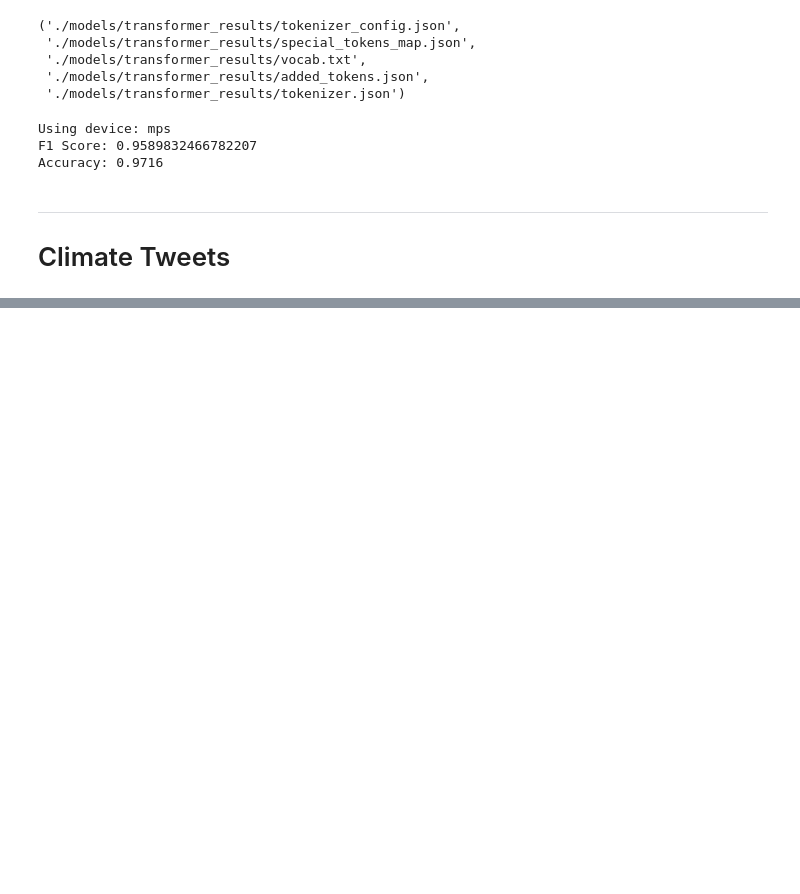
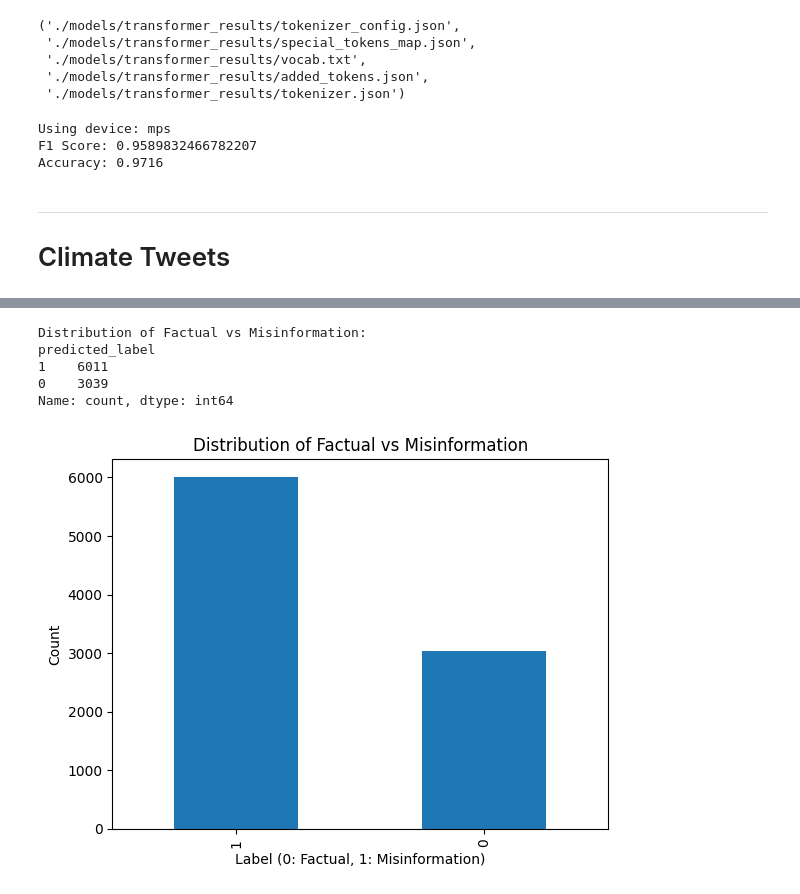
Before and after one commit to henrycgbaker/nlp_research_note, a Jupyter notebook: research_note.ipynb, the cells around one changed output, grey strips where cells are left out. Drawn from its saved outputs; the diff is of its cells as text; code cells hidden in the pictures; blank space fills up the shorter version.

```diff
--- a/research_note.ipynb
+++ b/research_note.ipynb
@@ -1017,0 +1033,11 @@ else:
+# %%
+# Replace 0 with 'factual' and 1 with 'misinformation' in the 'predicted_label' column
+df_climate_inference['predicted_label'] = df_climate_inference['predicted_label'].replace({0: 'factual', 1: 'misinformation'})
+
+# Display the updated dataframe
+print(df_climate_inference.head())
+
+# Save predictions to CSV
+output_path_climate = "/Users/henrybaker/Documents/repositories/nlp/nlp_research_note/data/climate_predictions_bert.csv"
+df_climate_inference.to_csv(output_path_climate, index=False)
+print(f"Predictions saved to {output_path_climate}.")
@@ -1017,0 +1052,22 @@ else:
+# %%
+# Count occurrences of each label
+label_counts = df_climate_inference['predicted_label'].value_counts()
+
+print("Distribution of Factual vs Misinformation:")
+print(label_counts)
+
+# If you want to visualise this distribution:
+import matplotlib.pyplot as plt
+
+label_counts.plot(kind='bar')
+plt.title('Distribution of Factual vs Misinformation')
+plt.xlabel('Label (0: Factual, 1: Misinformation)')
+plt.ylabel('Count')
+plt.show()
+# %% [output]
+Distribution of Factual vs Misinformation:
+predicted_label
+1    6011
+0    3039
+Name: count, dtype: int64
+[figure, added]
```
Also changed, not shown: parts of 8 cells of this notebook, 11 other files.
